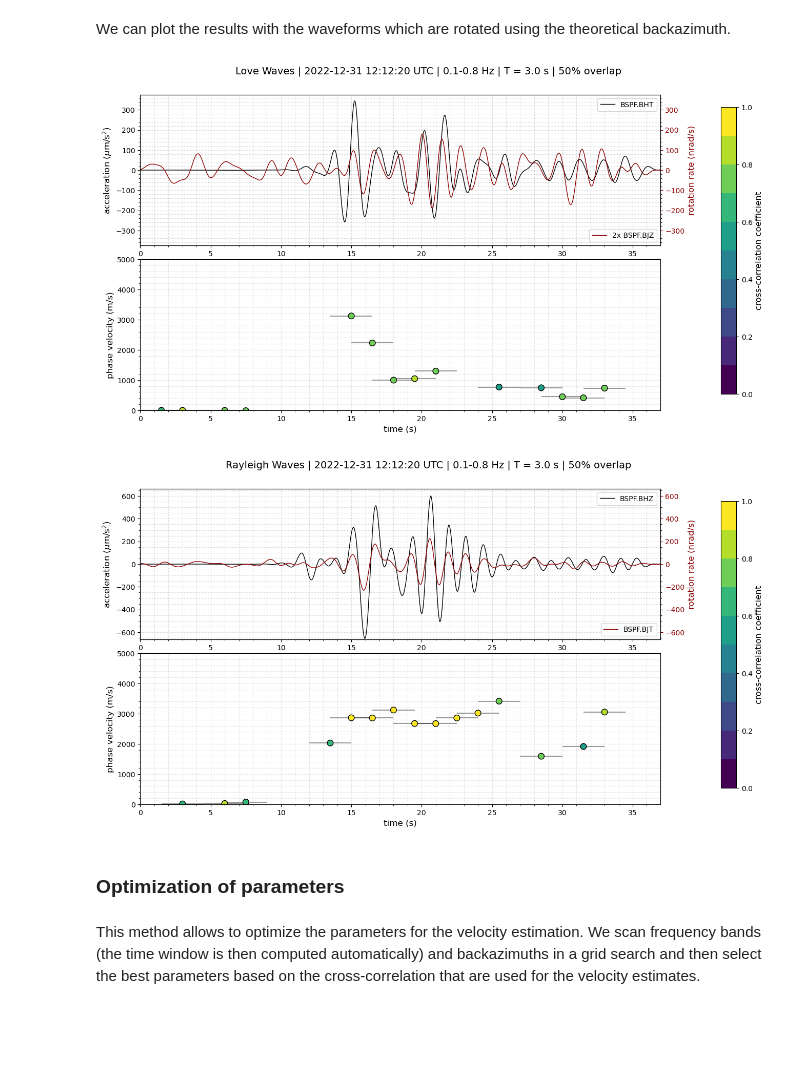
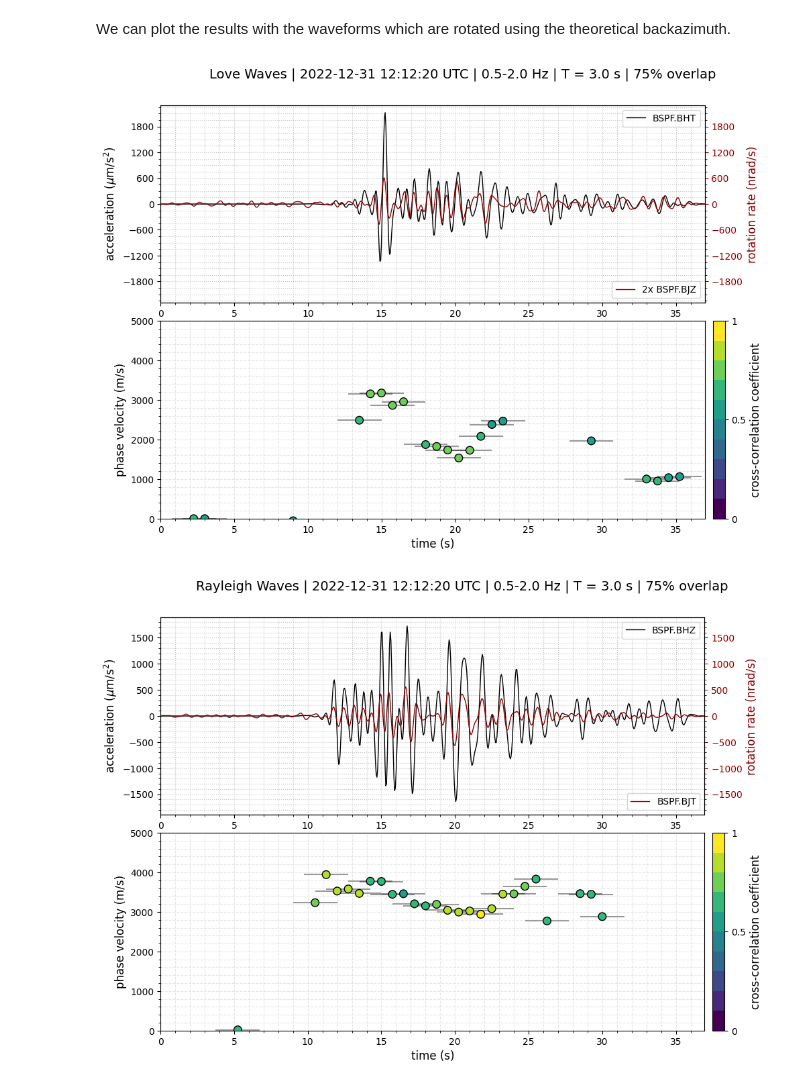
Before and after one commit to andbrocode/SixDegreesOfFreedom, a Jupyter notebook: examples/XBSPF_Analysis_demo1.ipynb, the cells around one changed output. Saved outputs shown, nothing was run; the diff lists cells and outputs as text; code cells hidden in the pictures; blank space fills up the shorter version.

```diff
--- a/examples/XBSPF_Analysis_demo1.ipynb
+++ b/examples/XBSPF_Analysis_demo1.ipynb
@@ -200,3 +156,19 @@ This might have a negative influence on the compatibility with other programs.
+# %%
+params = {
+    # frequency band
+    "fmin": 0.5,
+    "fmax": 2.0,
+
+    # backazimuth
+    "baz_step": 1,
+
+    # time window
+    "twin_sec": 3.0,
+    "twin_overlap": 0.75,
+
+    # threshold
+    "cc_threshold": 0.5,
+}
 # %% [markdown]
 ### Wavelet Comparsion
 # %% [markdown]
@@ -238,19 +208,3 @@ Set parameters for the analysis below
-# %%
-params = {
-    # frequency band
-    "fmin": 0.1,
-    "fmax": 0.8,
-
-    # backazimuth
-    "baz_step": 1,
-
-    # time window
-    "twin_sec": 3.0,
-    "twin_overlap": 0.5,
-
-    # threshold
-    "cc_threshold": 0.5,
-}
 # %% [markdown]
 Frequency band to filter (this is applied to the stream object after being reset to raw stream)
 # %%
@@ -382,22 +335,20 @@ rayleigh_velocities = sd.compute_velocities(
 We can plot the results with the waveforms which are rotated using the theoretical backazimuth.
 # %%
 # Plot results
-fig = sd.plot_velocities(
+fig = plot_velocities(
+    sd,
     velocity_results=love_velocities,
     vmax=5000,  # optional
     minors=True # optional
 )
 
 # Plot results
-fig = sd.plot_velocities(
+fig = plot_velocities(
+    sd,
     velocity_results=rayleigh_velocities,
     vmax=5000,  # optional
     minors=True # optional
 )
 # %% [output]
-[figure, old version]
+[figure, new version]
-[figure, old version]
+[figure, new version]
-# %% [markdown]
-### Optimization of parameters
-# %% [markdown]
-This method allows to optimize the parameters for the velocity estimation. We scan frequency bands (the time window is then computed automatically) and backazimuths in a grid search and then select the best parameters based on the cross-correlation that are used for the velocity estimates.
```
Also changed, not shown: parts of 28 cells of this notebook, 26 other files.
